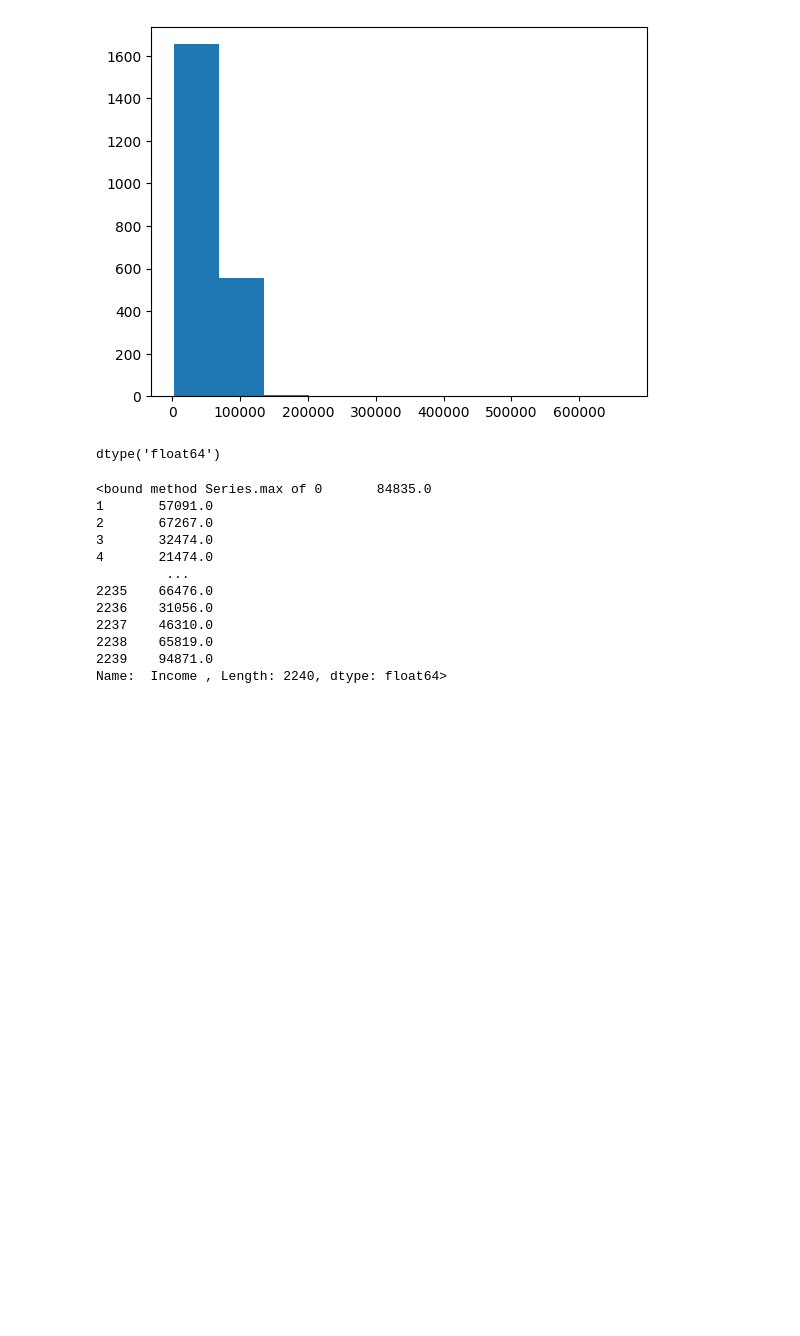
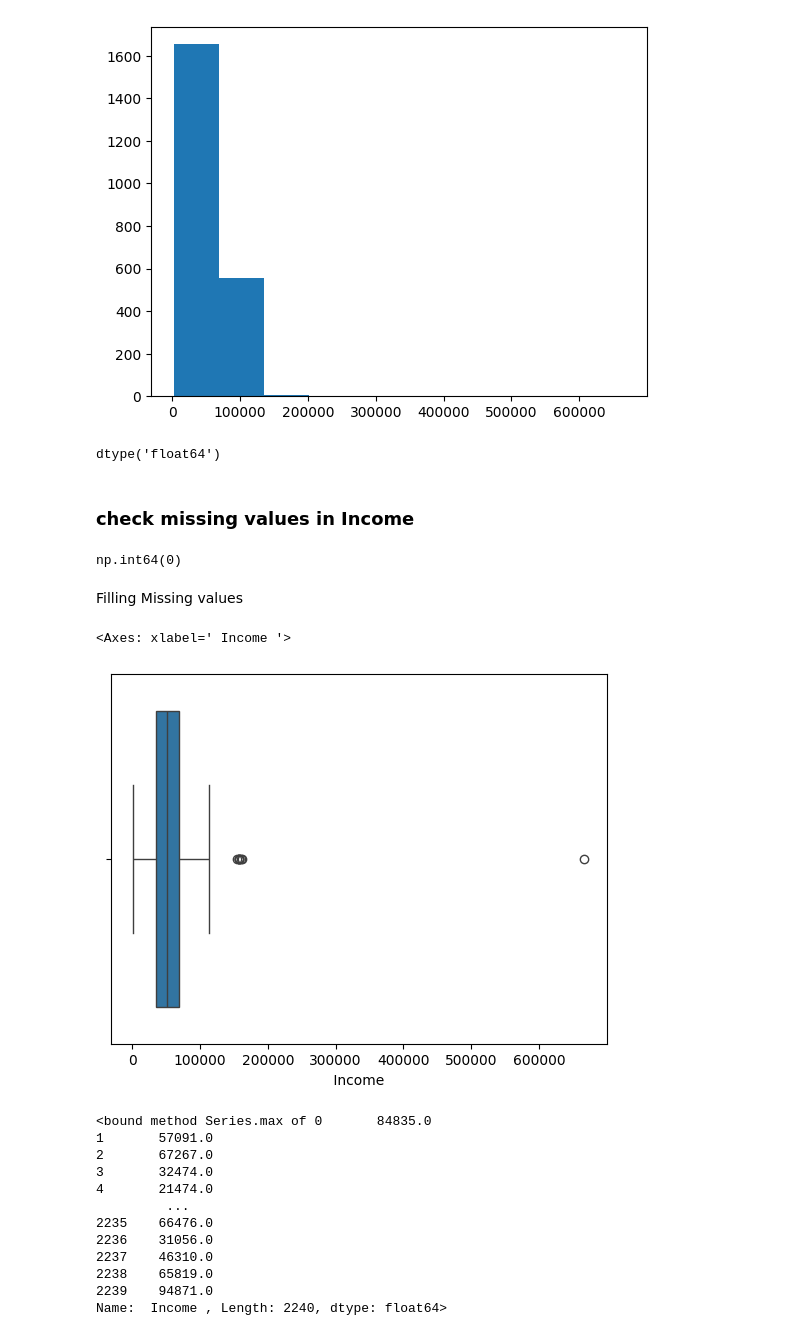
Before and after one commit to SachinSherki4/Data_Science, a Jupyter notebook: Data_Science_Projects/Marketing_Project_1/marketing_campaigns.ipynb, the cells around one changed output. Cells and saved outputs as stored; diff of their text form; code cells hidden in the pictures; blank space fills up the shorter version.

```diff
--- a/Data_Science_Projects/Marketing_Project_1/marketing_campaigns.ipynb
+++ b/Data_Science_Projects/Marketing_Project_1/marketing_campaigns.ipynb
@@ -201,3 +201,11 @@ plt.hist(df[' Income '])
 df[' Income '].dtype
 # %% [output]
 dtype('float64')
+# %% [markdown]
+### check missing values in Income
+# %%
+df[' Income '].isna().sum()
+# %% [output]
+np.int64(0)
+# %% [markdown]
+Filling Missing values
@@ -204,3 +214,8 @@ dtype('float64')
+# %%
+sns.boxplot(x=df[' Income '])
+# %% [output]
+<Axes: xlabel=' Income '>
+[figure, added]
 # %%
 df[' Income '].max
 # %% [output]
```
Also changed, not shown: parts of 38 cells of this notebook.
